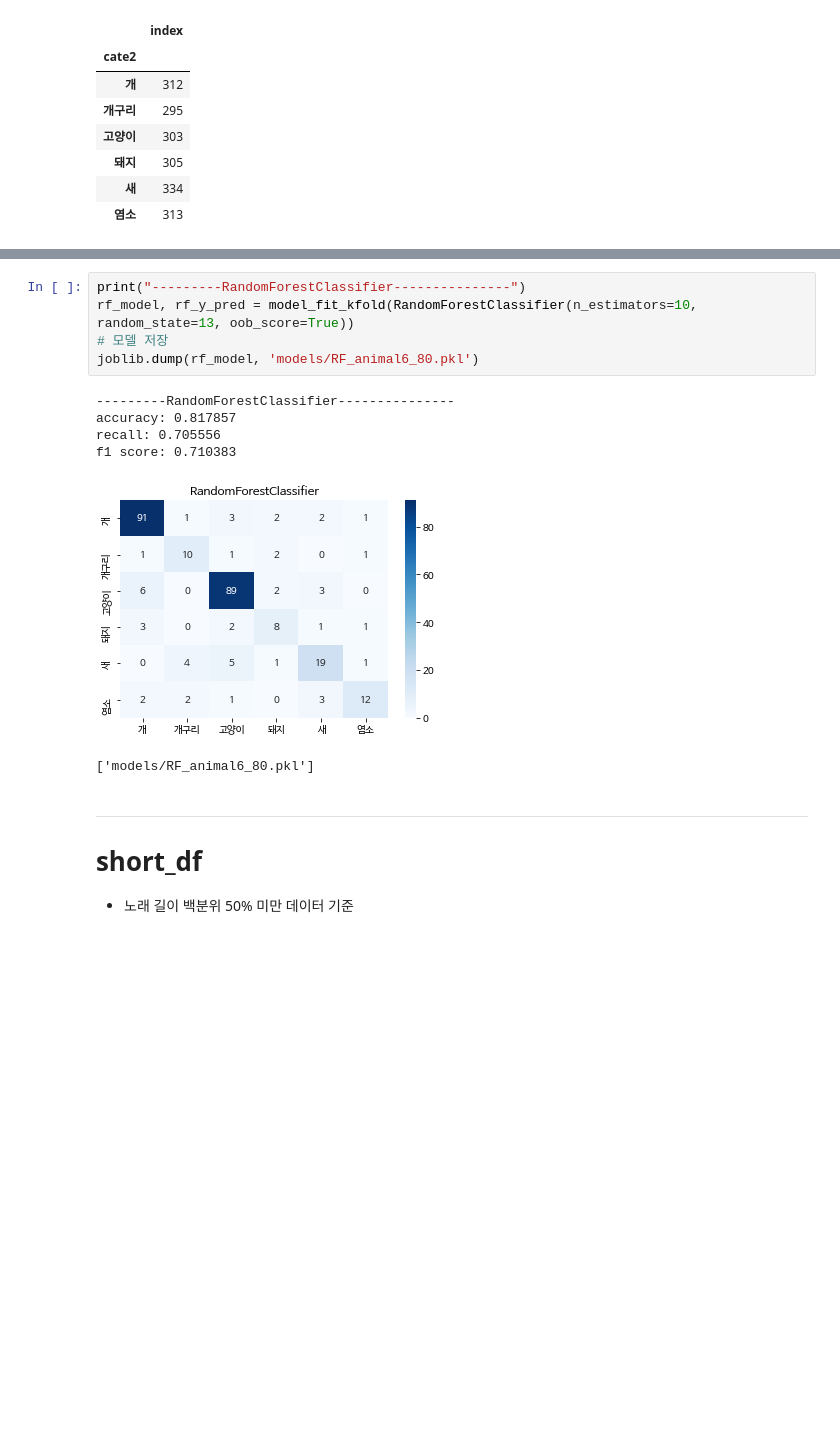
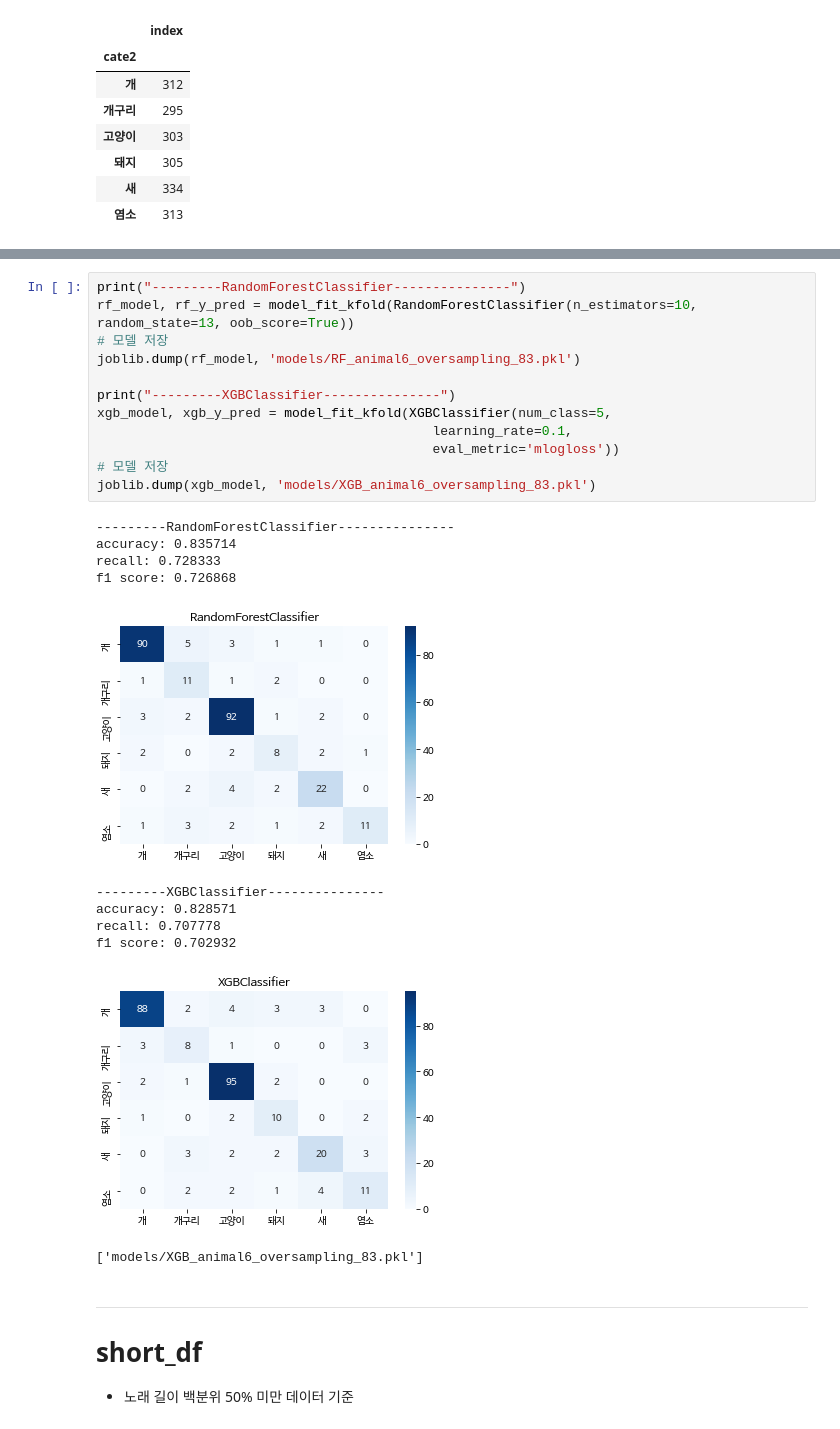
Before and after one commit to HyunjinKIM-Chloe/sai, a Jupyter notebook: codes/animal_sound_trial_report_1202.ipynb, the cells around one changed output, grey strips where cells are left out. Cells and saved outputs as stored; diff of their text form; blank space fills up the shorter version.

```diff
--- a/codes/animal_sound_trial_report_1202.ipynb
+++ b/codes/animal_sound_trial_report_1202.ipynb
@@ -511,15 +514,27 @@ f1 score: 0.710383
 # %%
 print("---------RandomForestClassifier---------------")
 rf_model, rf_y_pred = model_fit_kfold(RandomForestClassifier(n_estimators=10, random_state=13, oob_score=True))
 # 모델 저장
-joblib.dump(rf_model, 'models/RF_animal6_80.pkl')
+joblib.dump(rf_model, 'models/RF_animal6_oversampling_83.pkl')
+
+print("---------XGBClassifier---------------")
+xgb_model, xgb_y_pred = model_fit_kfold(XGBClassifier(num_class=5,
+                                           learning_rate=0.1,
+                                           eval_metric='mlogloss'))
+# 모델 저장
+joblib.dump(xgb_model, 'models/XGB_animal6_oversampling_83.pkl')
 # %% [output]
 ---------RandomForestClassifier---------------
-accuracy: 0.817857
-recall: 0.705556
-f1 score: 0.710383
+accuracy: 0.835714
+recall: 0.728333
+f1 score: 0.726868
-[figure, old version]
+[figure, new version]
-['models/RF_animal6_80.pkl']
+---------XGBClassifier---------------
+accuracy: 0.828571
+recall: 0.707778
+f1 score: 0.702932
+[figure, added]
+['models/XGB_animal6_oversampling_83.pkl']
 # %% [markdown]
 ---
 # short_df
```
Also changed, not shown: parts of 16 cells of this notebook, 24 other files.
